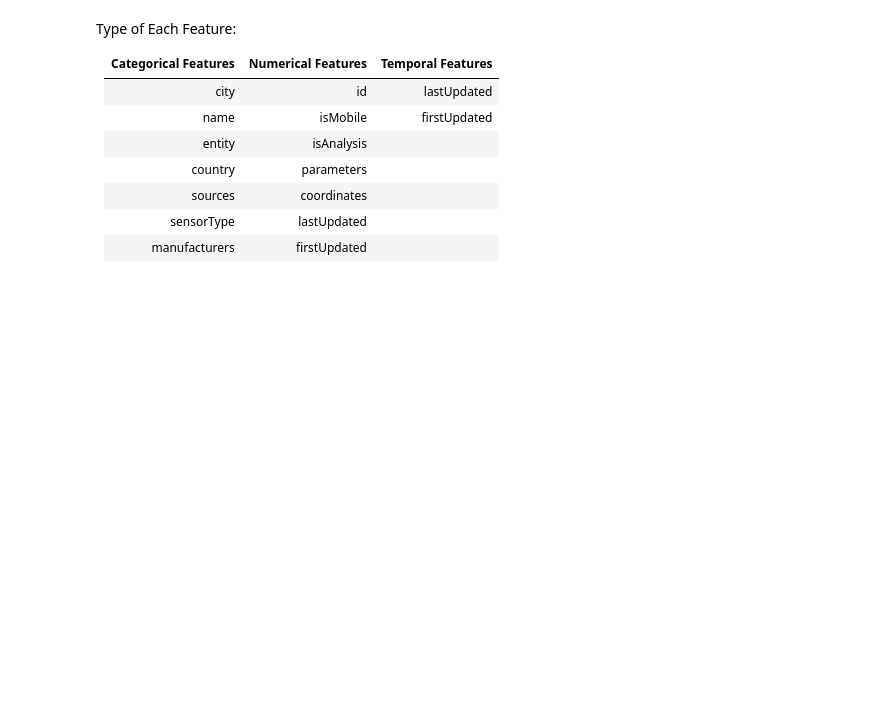
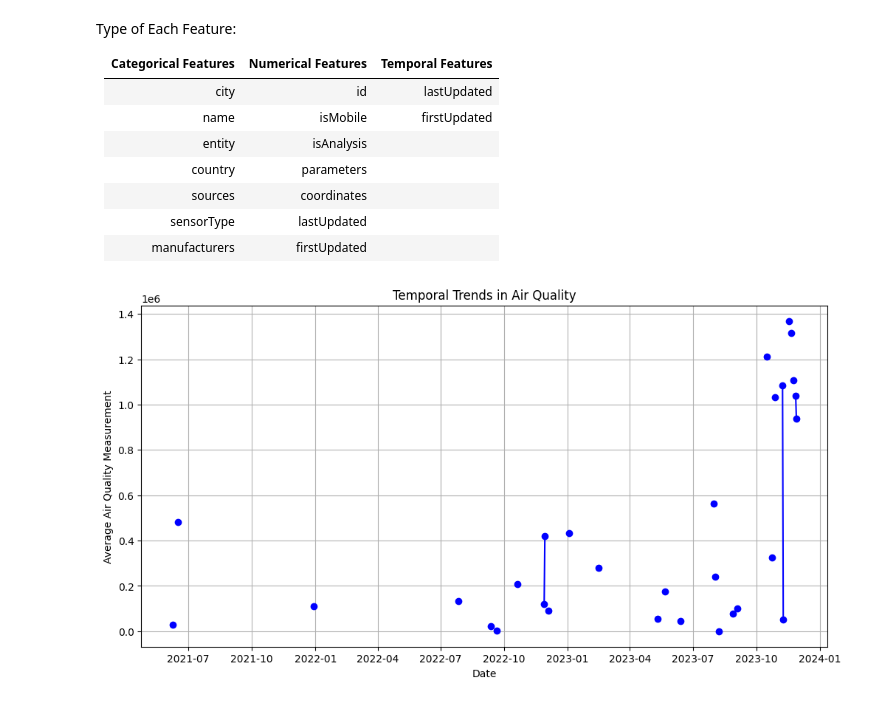
Before and after one commit to codingxperience/UgandaAirWatch-Analytics, a Jupyter notebook: team_work02.ipynb, the cells around one changed output. Drawn from its saved outputs; the diff is of its cells as text; code cells hidden in the pictures; blank space fills up the shorter version.

```diff
--- a/team_work02.ipynb
+++ b/team_work02.ipynb
@@ -101,3 +72,29 @@ selected_df = data[selected_columns]
 selected_df.head()
 # %%
 selected_df.describe()
+# %%
+# Compare air quality measurements over time to identify trends and patterns.
+# Are there specific months, seasons, or days of the week when air quality is consistently better or worse?
+
+# Convert 'lastUpdated' to datetime format
+data['lastUpdated'] = pd.to_datetime(data['lastUpdated'])
+
+# debugger
+# data['lastUpdated'].head()
+
+# Set 'lastUpdated' as the index
+data.set_index('lastUpdated', inplace=True)
+
+# Resample data to daily or weekly averages for smoother trends
+resampled_data = data['measurements'].resample('D').mean()  # 'D' for daily, 'W' for weekly
+
+# Plotting the temporal trends
+plt.figure(figsize=(12, 6))
+plt.plot(resampled_data.index, resampled_data, marker='o', linestyle='-', color='b')
+plt.title('Temporal Trends in Air Quality')
+plt.xlabel('Date')
+plt.ylabel('Average Air Quality Measurement')
+plt.grid(True)
+plt.show()
+# %% [output]
+[figure, added]
```
Also changed, not shown: parts of 6 cells of this notebook, 1 other file.
